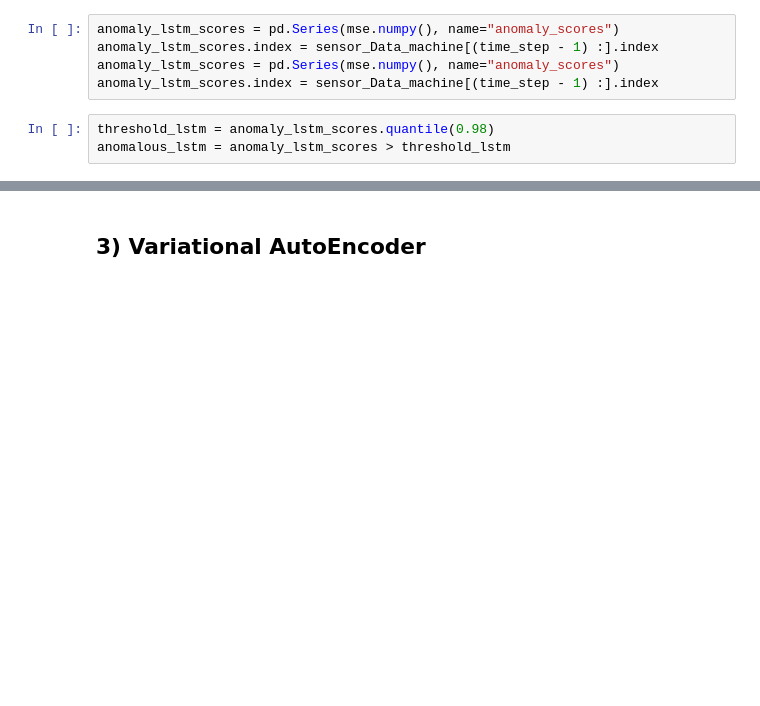
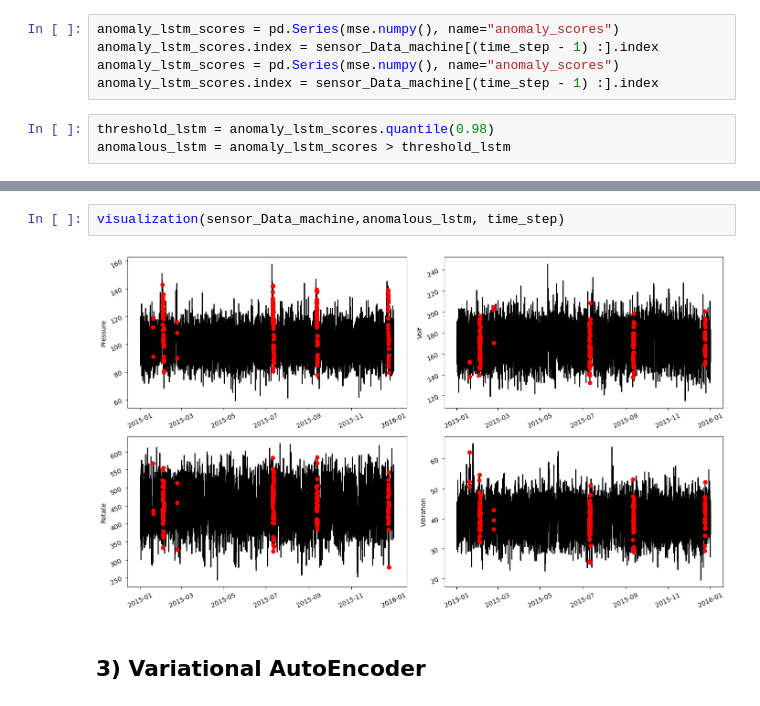
Before and after one commit to jvachier/Anomaly-Detection-From-Decision-Tree-to-Generative-Model, a Jupyter notebook: anamaly_detection.ipynb, the cells around one changed output, grey strips where cells are left out. Drawn from its saved outputs; the diff is of its cells as text; blank space fills up the shorter version.

```diff
--- a/anamaly_detection.ipynb
+++ b/anamaly_detection.ipynb
@@ -388,3 +335,7 @@ fig.tight_layout(pad = 1.2)
+# %%
+visualization(sensor_Data_machine,anomalous_lstm, time_step)
+# %% [output]
+[figure, added]
 # %% [markdown]
 ## 3) Variational AutoEncoder
 # %%
```
Also changed, not shown: parts of 13 cells of this notebook.
